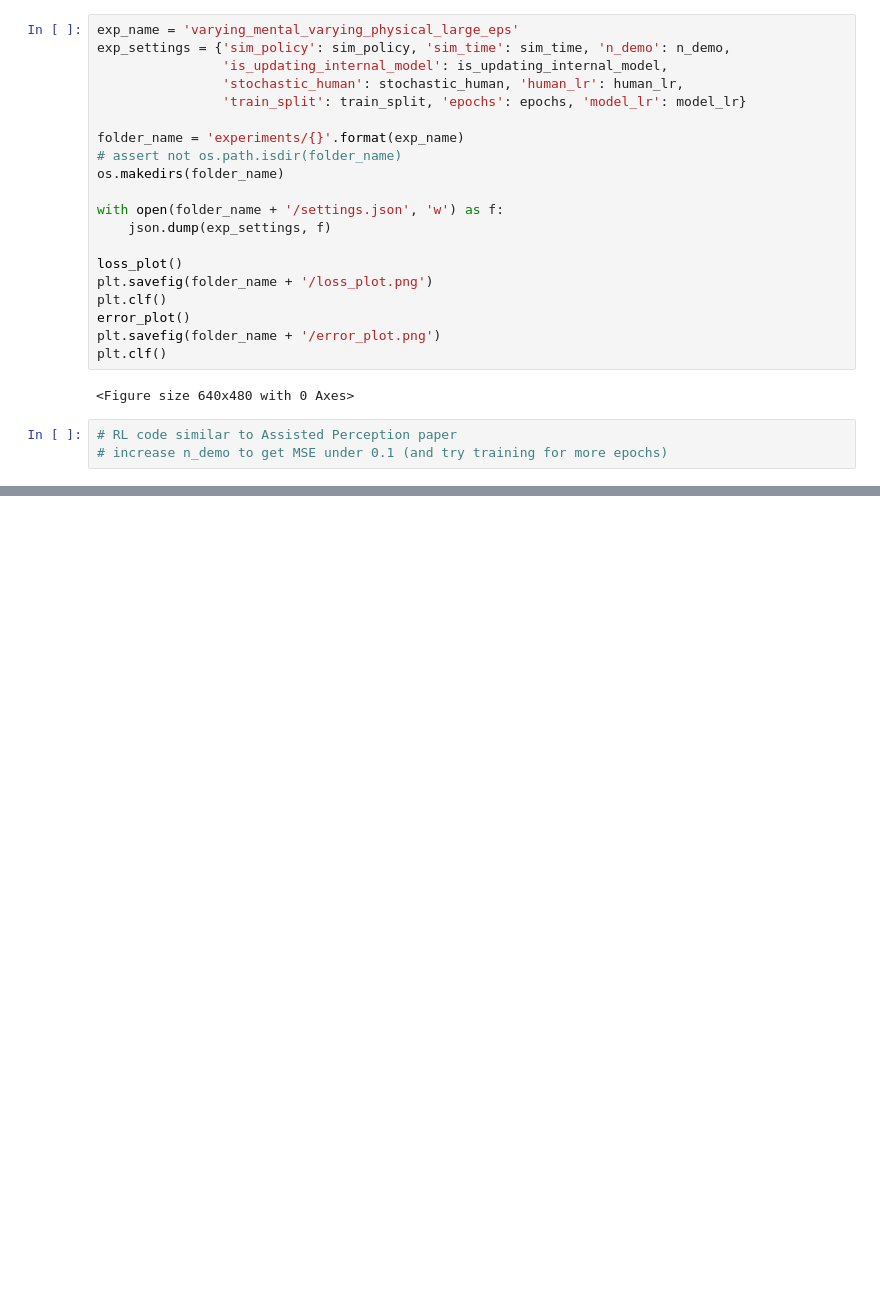
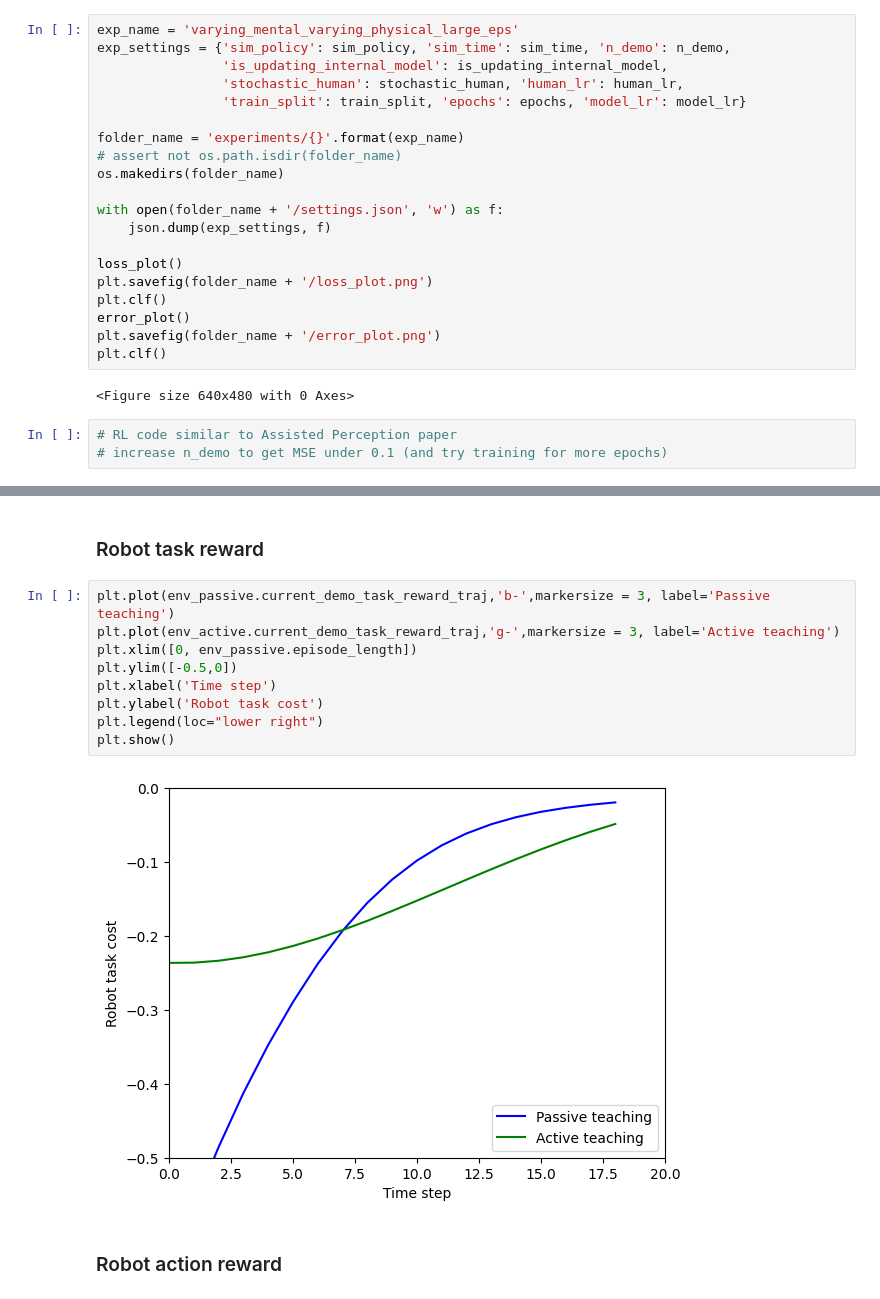
Before and after one commit to arvindrajaraman/closed-loop-influence, a Jupyter notebook: train_transformer.ipynb, the cells around one changed output, grey strips where cells are left out. Cells and saved outputs as stored; diff of their text form; blank space fills up the shorter version.

```diff
--- a/train_transformer.ipynb
+++ b/train_transformer.ipynb
@@ -251,0 +404,15 @@ plt.clf()
+# %% [markdown]
+### Robot task reward
+# %%
+plt.plot(env_passive.current_demo_task_reward_traj,'b-',markersize = 3, label='Passive teaching')
+plt.plot(env_active.current_demo_task_reward_traj,'g-',markersize = 3, label='Active teaching')
+plt.xlim([0, env_passive.episode_length])
+plt.ylim([-0.5,0])
+plt.xlabel('Time step')
+plt.ylabel('Robot task cost')
+plt.legend(loc="lower right")
+plt.show()
+# %% [output]
+[figure, added]
+# %% [markdown]
+### Robot action reward
```
Also changed, not shown: parts of 17 cells of this notebook, 2 other files.
